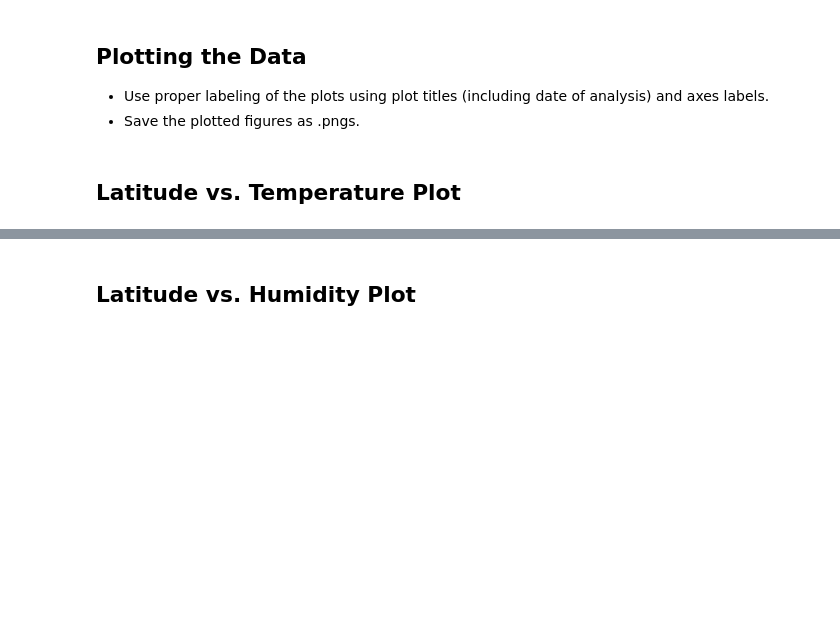
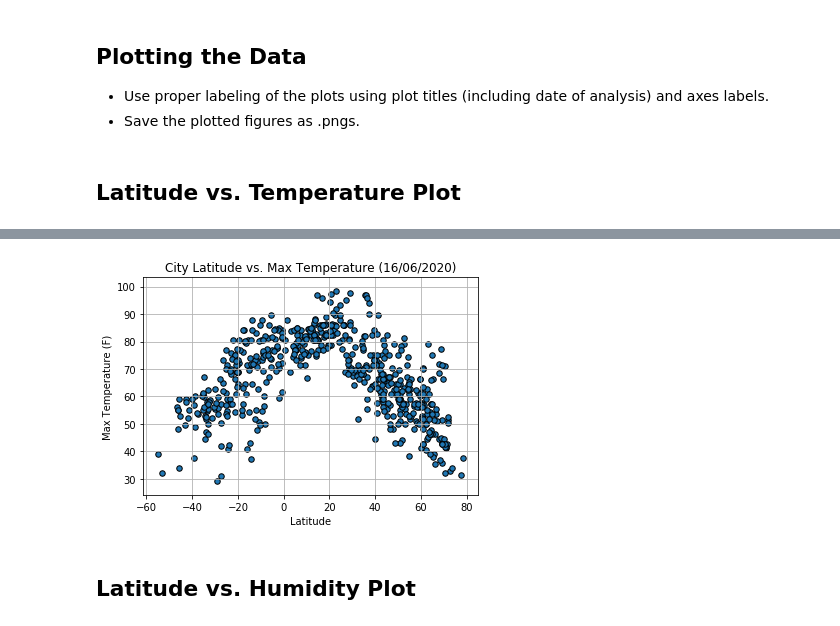
Before and after one commit to bnarath/python-api-challenge, a Jupyter notebook: CodeBase/WeatherPy.ipynb, the cells around one changed output, grey strips where cells are left out. Saved outputs shown, nothing was run; the diff lists cells and outputs as text; code cells hidden in the pictures; blank space fills up the shorter version.

Commit message:
Finished WeatherPy code

```diff
--- a/CodeBase/WeatherPy.ipynb
+++ b/CodeBase/WeatherPy.ipynb
@@ -32,9 +34,12 @@ lng_range = (-180, 180)
 lat_lngs = []
 cities = []
 
+#Create a seed --> For testing
+np.random.seed(1000)
+
 # Create a set of random lat and lng combinations
-lats = np.random.uniform(lat_range[0], lat_range[1], size=1500)
-lngs = np.random.uniform(lng_range[0], lng_range[1], size=1500)
+lats = np.random.uniform(lat_range[0], lat_range[1], size=1600)
+lngs = np.random.uniform(lng_range[0], lng_range[1], size=1600)
 lat_lngs = zip(lats, lngs)
 
 # Identify nearest city for each lat, lng combination
@@ -116,2 +156,8 @@ Skip this step if there are no cities that have humidity > 100%.
 # %% [output]
 Int64Index([], dtype='int64')
+# %%
+#  Get the indices of cities that have humidity over 100%.
+
+#remove the cities where the humidity > 100%
+indices_above_100 = weather_DF[weather_DF['Humidity']>100].index
+indices_above_100
@@ -118,3 +166,4 @@ Int64Index([], dtype='int64')
 # %%
 # Make a new DataFrame equal to the city data to drop all humidity outliers by index.
 # Passing "inplace=False" will make a copy of the city_data DataFrame, which we call "clean_city_data".
+clean_city_data = weather_DF.drop(indices_above_100, axis=0) #By default "inplace=False"
@@ -129,4 +171,7 @@ Int64Index([], dtype='int64')
 # Extract relevant fields from the data frame
 
 
+#Keeping ['City', 'Lat', 'Lng', 'Max Temp', 'Humidity', 'Cloudiness','Wind Speed', 'Country']
+clean_city_data = clean_city_data[['City', 'Country', 'Lat', 'Lng', 'Max Temp', 'Humidity', 'Cloudiness','Wind Speed']]
 # Export the City_Data into a csv
+clean_city_data.to_csv('../Output/cleaned_cities_weather.csv', index=False, encoding='utf-8')
@@ -142,2 +196,19 @@ Int64Index([], dtype='int64')
+# %%
+
+ax1 = clean_city_data.plot(x='Lat',
+                           y='Max Temp',
+                           kind='scatter',
+                           grid=True,
+                           edgecolor='k',
+                           s=30,
+                           title=f"City Latitude vs. Max Temperature ({utc_date})",
+                           ylim=(min(clean_city_data['Max Temp'])-5, max(clean_city_data['Max Temp'])+5)
+                          )
+
+
+_=ax1.set_xlabel('Latitude')
+_=ax1.set_ylabel('Max Temperature (F)')
+# %% [output]
+[figure, added]
 # %% [markdown]
 ## Latitude vs. Humidity Plot
```
Also changed, not shown: parts of 50 cells of this notebook, 3 other files.
